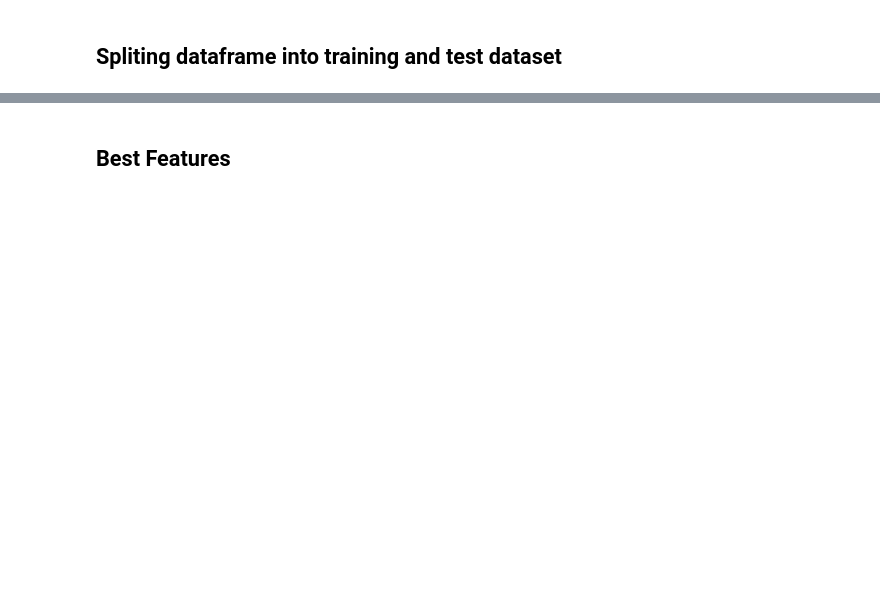
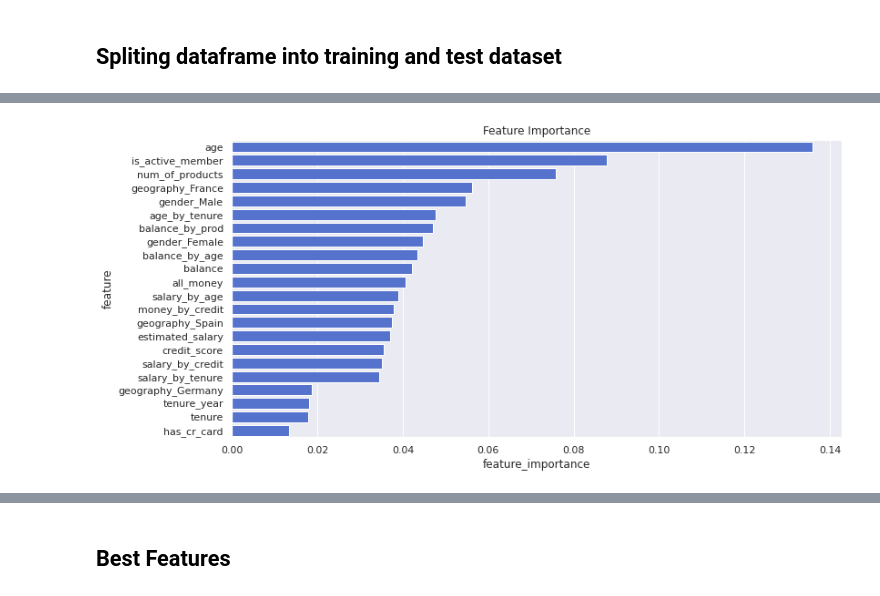
Before and after one commit to marxcerqueira/Kaggle-Client-Churn-Prediction, a Jupyter notebook: notebooks/c1.0-mc-end-to-end-churn-prediction.ipynb, the cells around one changed output, grey strips where cells are left out. Cells and saved outputs as stored; diff of their text form; code cells hidden in the pictures; blank space fills up the shorter version.

```diff
--- a/notebooks/c1.0-mc-end-to-end-churn-prediction.ipynb
+++ b/notebooks/c1.0-mc-end-to-end-churn-prediction.ipynb
@@ -2026,0 +2168,18 @@ pickle.dump(rss, open('/home/marxcerqueira/repos/Data-Science-Projects/Kaggle-Cl
+# %%
+# train random forest classifier
+rf = RandomForestClassifier(n_estimators = 300, n_jobs =-1, random_state = 42)
+rf.fit(X_train, y_train)
+
+# feature importance data frame
+feat_imp = pd.DataFrame({'feature': X_train.columns,
+                        'feature_importance': rf.feature_importances_})\
+                        .sort_values('feature_importance', ascending=False)\
+                        .reset_index(drop=True)
+
+
+# plot feature importance
+plt.subplots(figsize=(12,6))
+sns.barplot(x='feature_importance', y='feature', data=feat_imp, orient='h', color='royalblue')\
+    .set_title('Feature Importance');
+# %% [output]
+[figure, added]
```
Also changed, not shown: parts of 190 cells of this notebook.
